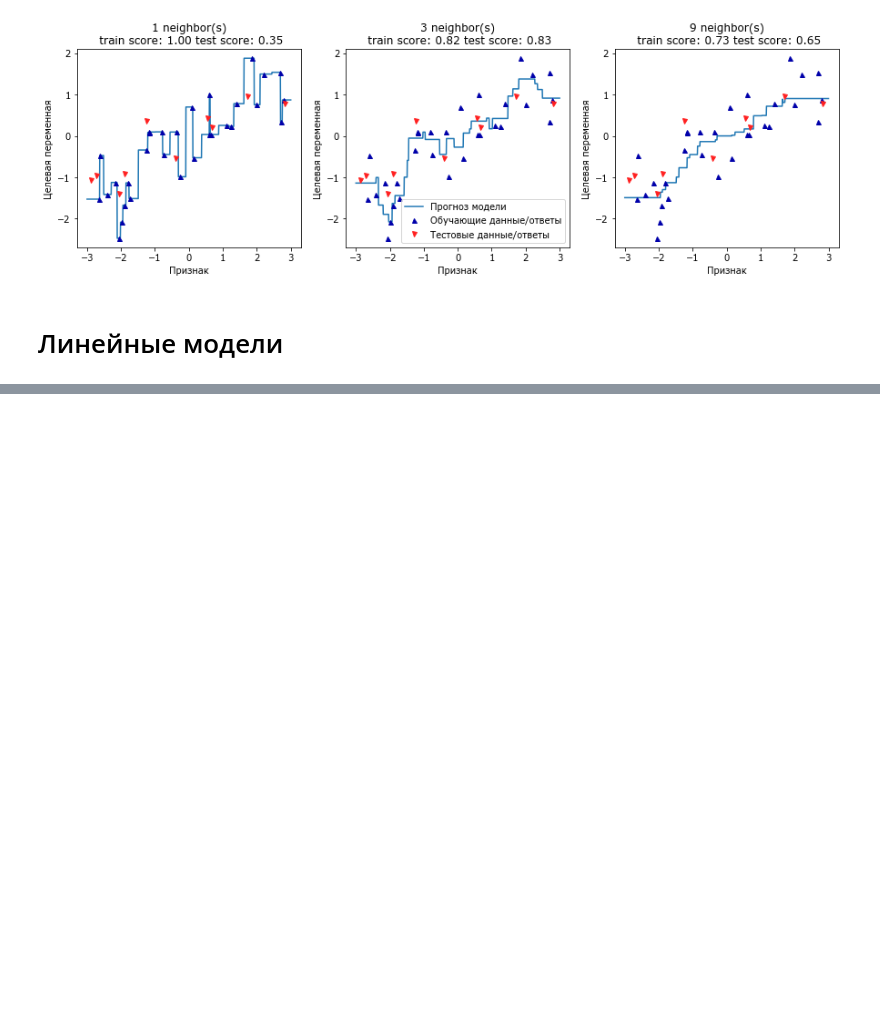
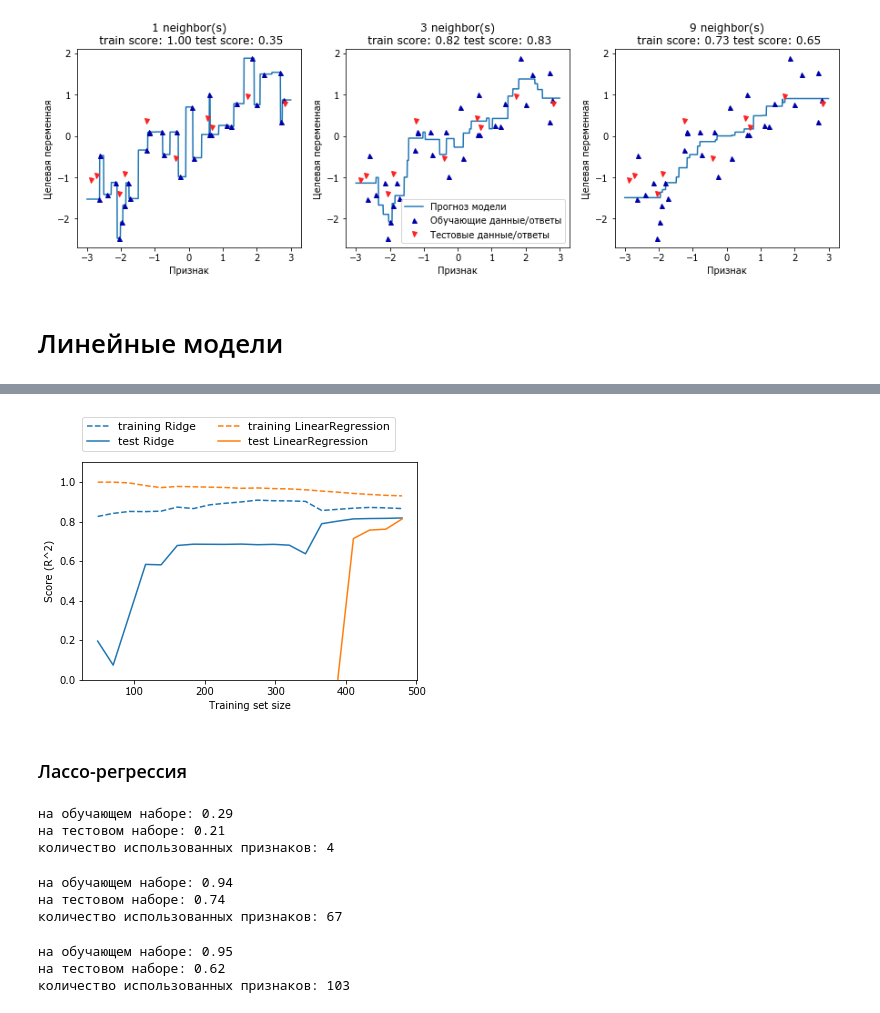
Before and after one commit to azamind/ml-intro, a Jupyter notebook: code/Chapter2.ipynb, the cells around one changed output, grey strips where cells are left out. Cells and saved outputs as stored; diff of their text form; code cells hidden in the pictures; blank space fills up the shorter version.

```diff
--- a/code/Chapter2.ipynb
+++ b/code/Chapter2.ipynb
@@ -171,0 +252,6 @@ axes[1].legend(["Прогноз модели","Обучающие данные/
+# %%
+mglearn.plots.plot_ridge_n_samples()
+# %% [output]
+[figure, added]
+# %% [markdown]
+### Лассо-регрессия
@@ -171,0 +261,30 @@ axes[1].legend(["Прогноз модели","Обучающие данные/
+# %%
+# Лассо регрессия даёт меньшие значения, это нам говорит о её недообучения
+print('на обучающем наборе: {:.2f}'.format(lasso.score(X_train, y_train)))
+print('на тестовом наборе: {:.2f}'.format(lasso.score(X_test, y_test)))
+print('количество использованных признаков: {}'.format(np.sum(lasso.coef_ != 0)))
+# %% [output]
+на обучающем наборе: 0.29
+на тестовом наборе: 0.21
+количество использованных признаков: 4
+# %%
+# попробуем уменьшить alpha значение,при это нужно увеличить значения параметра max_iter
+# при такой корректировки количество использованных признаков намного больше, чем в выше
+lasso001 = Lasso(alpha=0.001, max_iter=100000).fit(X_train, y_train)
+print('на обучающем наборе: {:.2f}'.format(lasso001.score(X_train, y_train)))
+print('на тестовом наборе: {:.2f}'.format(lasso001.score(X_test, y_test)))
+print('количество использованных признаков: {}'.format(np.sum(lasso001.coef_ != 0)))
+# %% [output]
+на обучающем наборе: 0.94
+на тестовом наборе: 0.74
+количество использованных признаков: 67
+# %%
+# Однако использовав низкое значение alpha, получим переобучение модели
+lasso00001 = Lasso(alpha=0.00001, max_iter=1000000).fit(X_train, y_train)
+print('на обучающем наборе: {:.2f}'.format(lasso00001.score(X_train, y_train)))
+print('на тестовом наборе: {:.2f}'.format(lasso00001.score(X_test, y_test)))
+print('количество использованных признаков: {}'.format(np.sum(lasso00001.coef_ != 0)))
+# %% [output]
+на обучающем наборе: 0.95
+на тестовом наборе: 0.62
+количество использованных признаков: 103
```
Also changed, not shown: parts of 24 cells of this notebook.
